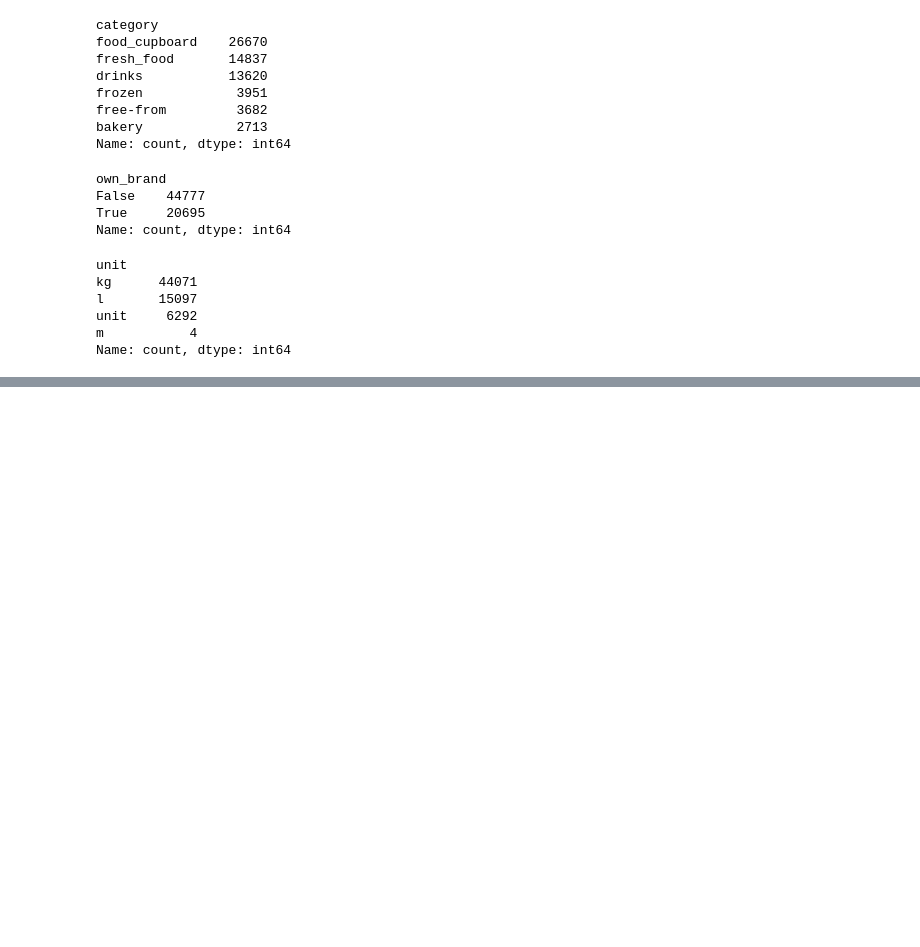
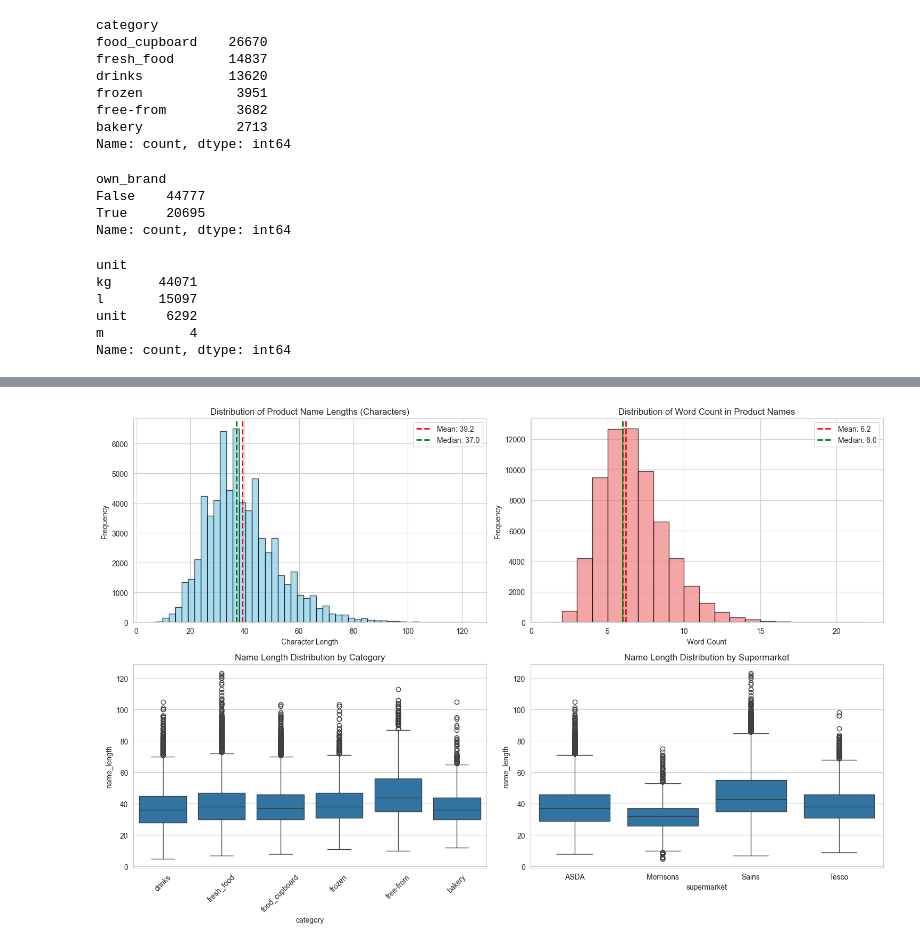
Before and after one commit to Jtemp0/shopwiser-matching-algorithm, a Jupyter notebook: pre-cleaning-and-eda.ipynb, the cells around one changed output, grey strips where cells are left out. Drawn from its saved outputs; the diff is of its cells as text; code cells hidden in the pictures; blank space fills up the shorter version.

```diff
--- a/pre-cleaning-and-eda.ipynb
+++ b/pre-cleaning-and-eda.ipynb
@@ -28,3 +32,7 @@ df_filtered.to_csv('data/raw.csv', index=False)
+# %%
+import pandas as pd
+
+df = pd.read_csv('data/raw.csv')
 # %%
 # Check the filtered dataframe statistics
 print(f"Original dataframe shape: {df.shape}")
@@ -68,0 +103,3 @@ df
+# %%
+df['is_truncated'] = df['names'].astype(str).str.endswith('...') | df['names'].astype(str).str.endswith('…')
+df[df['is_truncated']].head(5)
@@ -68,0 +150,57 @@ df
+# %%
+## 1. Name Length Analysis
+
+# Calculate name length metrics
+df['name_length'] = df['names'].str.len()
+df['word_count'] = df['names'].str.split().str.len()
+
+# Create a figure with multiple subplots
+fig, axes = plt.subplots(2, 2, figsize=(15, 10))
+
+# Character length distribution
+axes[0, 0].hist(df['name_length'], bins=50, color='skyblue', edgecolor='black', alpha=0.7)
+axes[0, 0].set_xlabel('Character Length')
+axes[0, 0].set_ylabel('Frequency')
+axes[0, 0].set_title('Distribution of Product Name Lengths (Characters)')
+axes[0, 0].axvline(df['name_length'].mean(), color='red', linestyle='--', linewidth=2, label=f'Mean: {df["name_length"].mean():.1f}')
+axes[0, 0].axvline(df['name_length'].median(), color='green', linestyle='--', linewidth=2, label=f'Median: {df["name_length"].median():.1f}')
+axes[0, 0].legend()
+
+# Word count distribution
+max_words = int(df['word_count'].max())
+axes[0, 1].hist(df['word_count'], bins=range(1, max_words + 2), color='lightcoral', edgecolor='black', alpha=0.7)
+axes[0, 1].set_xlabel('Word Count')
+axes[0, 1].set_ylabel('Frequency')
+axes[0, 1].set_title('Distribution of Word Count in Product Names')
+axes[0, 1].axvline(df['word_count'].mean(), color='red', linestyle='--', linewidth=2, label=f'Mean: {df["word_count"].mean():.1f}')
+axes[0, 1].axvline(df['word_count'].median(), color='green', linestyle='--', linewidth=2, label=f'Median: {df["word_count"].median():.1f}')
+axes[0, 1].legend()
+
+# Box plot by category
+category_length = df.groupby('category')['name_length'].apply(list)
+sns.boxplot(data=df, x='category', y='name_length', ax=axes[1, 0])
+axes[1, 0].set_title('Name Length Distribution by Category')
+axes[1, 0].tick_params(axis='x', rotation=45)
+
+# Box plot by supermarket
+supermarket_length = df.groupby('supermarket')['name_length'].apply(list)
+sns.boxplot(data=df, x='supermarket', y='name_length', ax=axes[1, 1])
+axes[1, 1].set_title('Name Length Distribution by Supermarket')
+
+plt.tight_layout()
+plt.show()
+
+# Print statistics
+print("\n=== Name Length Statistics ===")
+print(f"Character Length - Mean: {df['name_length'].mean():.2f}, Median: {df['name_length'].median():.2f}, Std: {df['name_length'].std():.2f}")
+print(f"Character Length - Min: {df['name_length'].min()}, Max: {df['name_length'].max()}")
+print(f"\nWord Count - Mean: {df['word_count'].mean():.2f}, Median: {df['word_count'].median():.2f}, Std: {df['word_count'].std():.2f}")
+print(f"Word Count - Min: {df['word_count'].min()}, Max: {df['word_count'].max()}")
+
+print("\n=== Average Name Length by Category ===")
+print(df.groupby('category')['name_length'].mean().sort_values(ascending=False))
+
+print("\n=== Average Name Length by Supermarket ===")
+print(df.groupby('supermarket')['name_length'].mean().sort_values(ascending=False))
+# %% [output]
+[figure, added]
```
Also changed, not shown: parts of 24 cells of this notebook, 10 other files.
